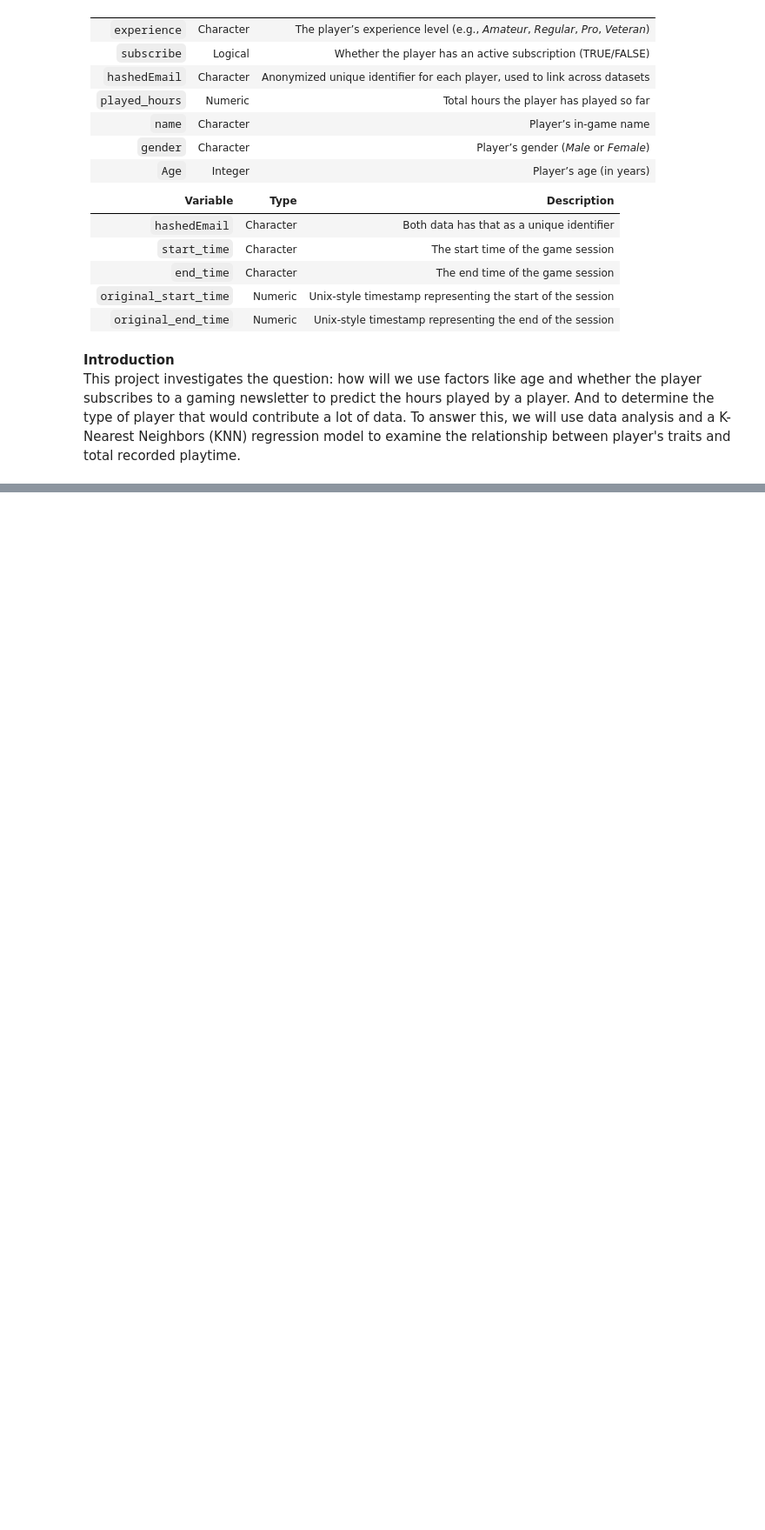
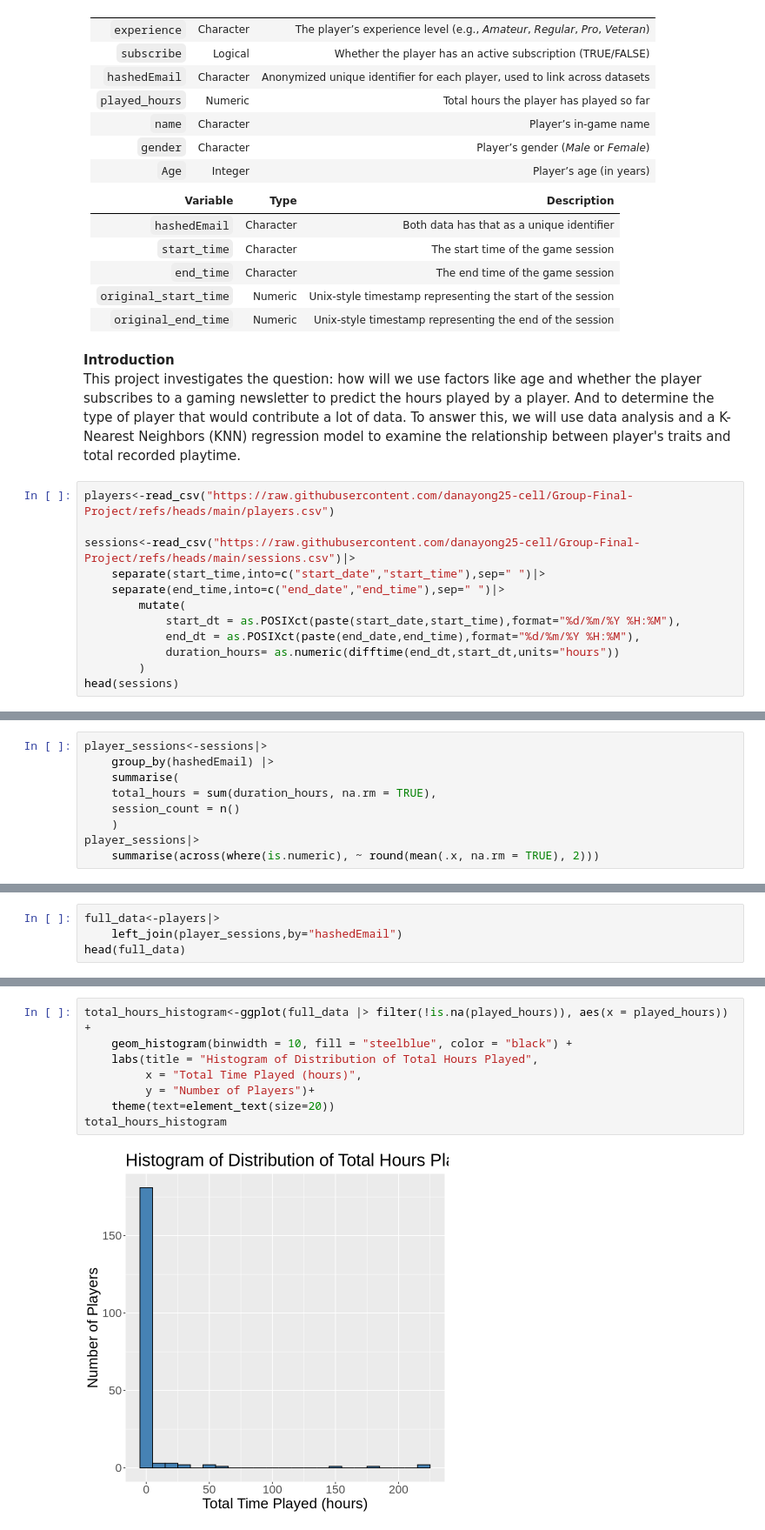
Before and after one commit to danayong25-cell/Group-Final-Project, a Jupyter notebook: group final project.ipynb, the cells around one changed output, grey strips where cells are left out. Shown at 87% size. Cells and saved outputs as stored; diff of their text form; blank space fills up the shorter version.

Commit message:
put our code in
we put most of the visualizations and data in, but are trying to figure out the regression code.

```diff
--- a/group final project.ipynb
+++ b/group final project.ipynb
@@ -60,3 +82,15 @@ A data.frame: 6 × 5
 # %% [markdown]
 **Introduction** \
 This project investigates the question: how will we use factors like age and whether the player subscribes to a gaming newsletter to predict the hours played by a player. And to determine the type of player that would contribute a lot of data. To answer this, we will use data analysis and a K-Nearest Neighbors (KNN) regression model to examine the relationship between player's traits and total recorded playtime.
+# %%
+players<-read_csv("https://raw.githubusercontent.com/danayong25-cell/Group-Final-Project/refs/heads/main/players.csv")
+
+sessions<-read_csv("https://raw.githubusercontent.com/danayong25-cell/Group-Final-Project/refs/heads/main/sessions.csv")|>
+    separate(start_time,into=c("start_date","start_time"),sep=" ")|>
+    separate(end_time,into=c("end_date","end_time"),sep=" ")|>
+        mutate(
+            start_dt = as.POSIXct(paste(start_date,start_time),format="%d/%m/%Y %H:%M"),
+            end_dt = as.POSIXct(paste(end_date,end_time),format="%d/%m/%Y %H:%M"),
+            duration_hours= as.numeric(difftime(end_dt,start_dt,units="hours"))
+        )
+head(sessions)
@@ -62,0 +124,9 @@ This project investigates the question: how will we use factors like age and whe
+# %%
+player_sessions<-sessions|>
+    group_by(hashedEmail) |>
+    summarise(
+    total_hours = sum(duration_hours, na.rm = TRUE),
+    session_count = n()
+    )
+player_sessions|>
+    summarise(across(where(is.numeric), ~ round(mean(.x, na.rm = TRUE), 2)))
@@ -62,0 +138,4 @@ This project investigates the question: how will we use factors like age and whe
+# %%
+full_data<-players|>
+    left_join(player_sessions,by="hashedEmail")
+head(full_data)
@@ -62,0 +165,10 @@ This project investigates the question: how will we use factors like age and whe
+# %%
+total_hours_histogram<-ggplot(full_data |> filter(!is.na(played_hours)), aes(x = played_hours)) +
+    geom_histogram(binwidth = 10, fill = "steelblue", color = "black") +
+    labs(title = "Histogram of Distribution of Total Hours Played",
+         x = "Total Time Played (hours)",
+         y = "Number of Players")+
+    theme(text=element_text(size=20))
+total_hours_histogram
+# %% [output]
+[figure, added]
```
Also changed, not shown: parts of 9 cells of this notebook.
